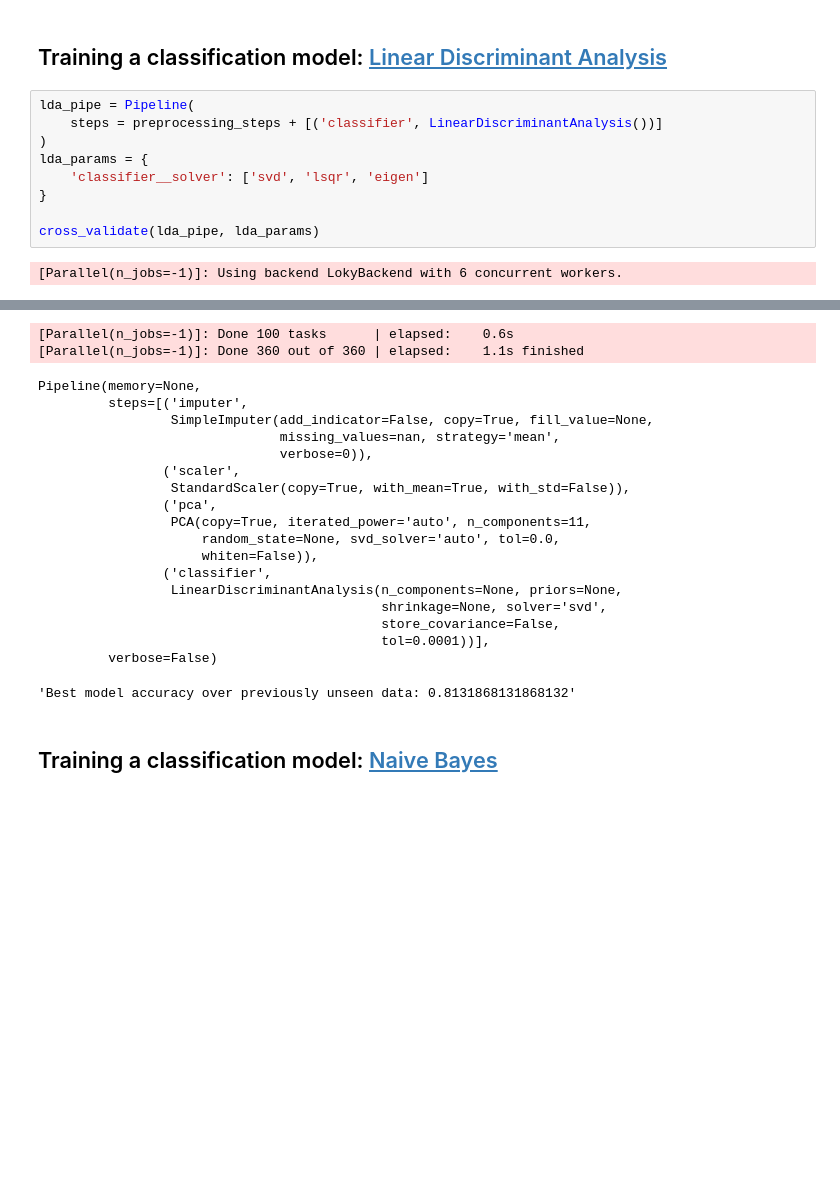
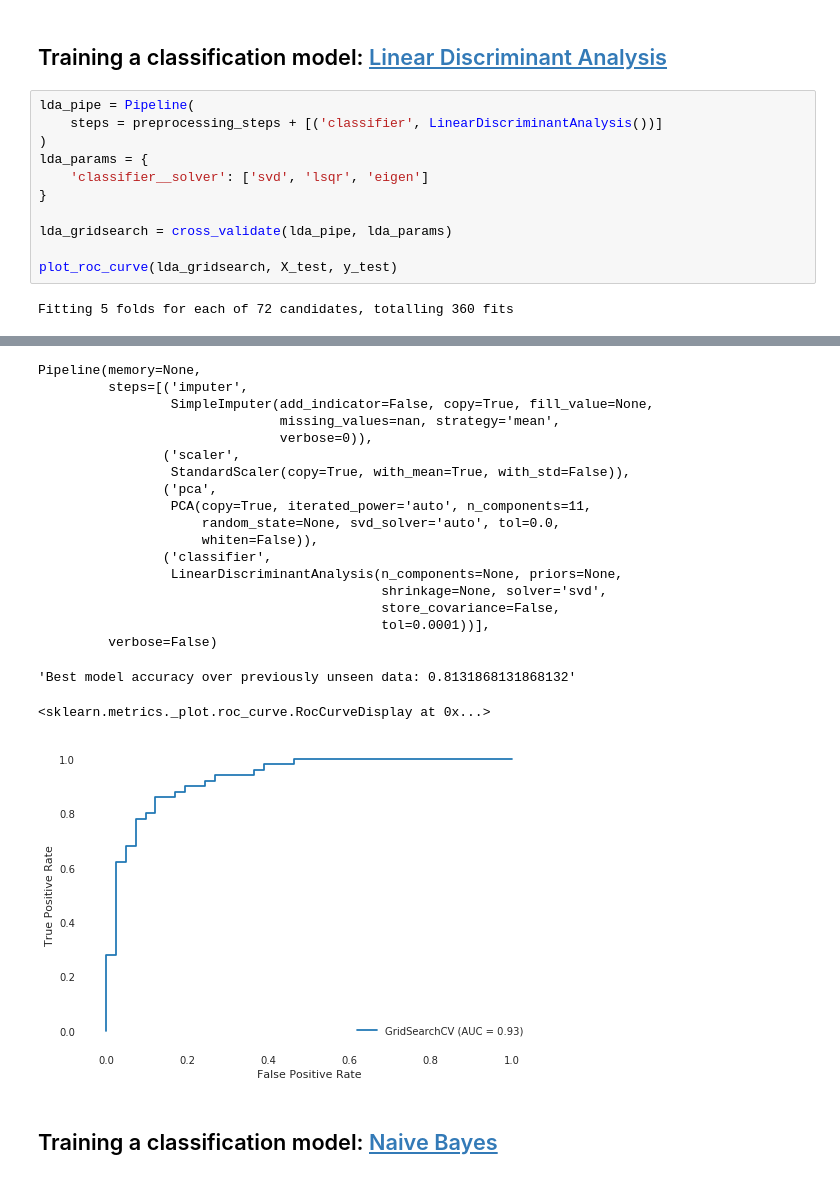
Before and after one commit to tanguyRa/AIML5, a Jupyter notebook: notebooks/Day1.ipynb, the cells around one changed output, grey strips where cells are left out. Saved outputs shown, nothing was run; the diff lists cells and outputs as text; blank space fills up the shorter version.

```diff
--- a/notebooks/Day1.ipynb
+++ b/notebooks/Day1.ipynb
@@ -372,6 +391,8 @@ lda_params = {
     'classifier__solver': ['svd', 'lsqr', 'eigen']
 }
 
-cross_validate(lda_pipe, lda_params)
+lda_gridsearch = cross_validate(lda_pipe, lda_params)
+
+plot_roc_curve(lda_gridsearch, X_test, y_test)
 # %% [output]
-[Parallel(n_jobs=-1)]: Using backend LokyBackend with 6 concurrent workers.
+Fitting 5 folds for each of 72 candidates, totalling 360 fits
@@ -379,23 +402,23 @@ Fitting 5 folds for each of 72 candidates, totalling 360 fits
-[Parallel(n_jobs=-1)]: Done 100 tasks      | elapsed:    0.6s
-[Parallel(n_jobs=-1)]: Done 360 out of 360 | elapsed:    1.1s finished
+Pipeline(memory=None,
+         steps=[('imputer',
+                 SimpleImputer(add_indicator=False, copy=True, fill_value=None,
+                               missing_values=nan, strategy='mean',
+                               verbose=0)),
+                ('scaler',
+                 StandardScaler(copy=True, with_mean=True, with_std=False)),
+                ('pca',
+                 PCA(copy=True, iterated_power='auto', n_components=11,
+                     random_state=None, svd_solver='auto', tol=0.0,
+                     whiten=False)),
+                ('classifier',
+                 LinearDiscriminantAnalysis(n_components=None, priors=None,
+                                            shrinkage=None, solver='svd',
+                                            store_covariance=False,
+                                            tol=0.0001))],
+         verbose=False)
-Pipeline(memory=None,
-         steps=[('imputer',
-                 SimpleImputer(add_indicator=False, copy=True, fill_value=None,
-                               missing_values=nan, strategy='mean',
-                               verbose=0)),
-                ('scaler',
-                 StandardScaler(copy=True, with_mean=True, with_std=False)),
-                ('pca',
-                 PCA(copy=True, iterated_power='auto', n_components=11,
-                     random_state=None, svd_solver='auto', tol=0.0,
-                     whiten=False)),
-                ('classifier',
-                 LinearDiscriminantAnalysis(n_components=None, priors=None,
-                                            shrinkage=None, solver='svd',
-                                            store_covariance=False,
-                                            tol=0.0001))],
-         verbose=False)
+'Best model accuracy over previously unseen data: 0.8131868131868132'
-'Best model accuracy over previously unseen data: 0.8131868131868132'
+<sklearn.metrics._plot.roc_curve.RocCurveDisplay at 0x...>
+[figure, added]
 # %% [markdown]
 ## Training a classification model: [Naive Bayes](https://scikit-learn.org/stable/modules/naive_bayes.html)
 # %%
```
Also changed, not shown: parts of 13 cells of this notebook, 8 other files.
